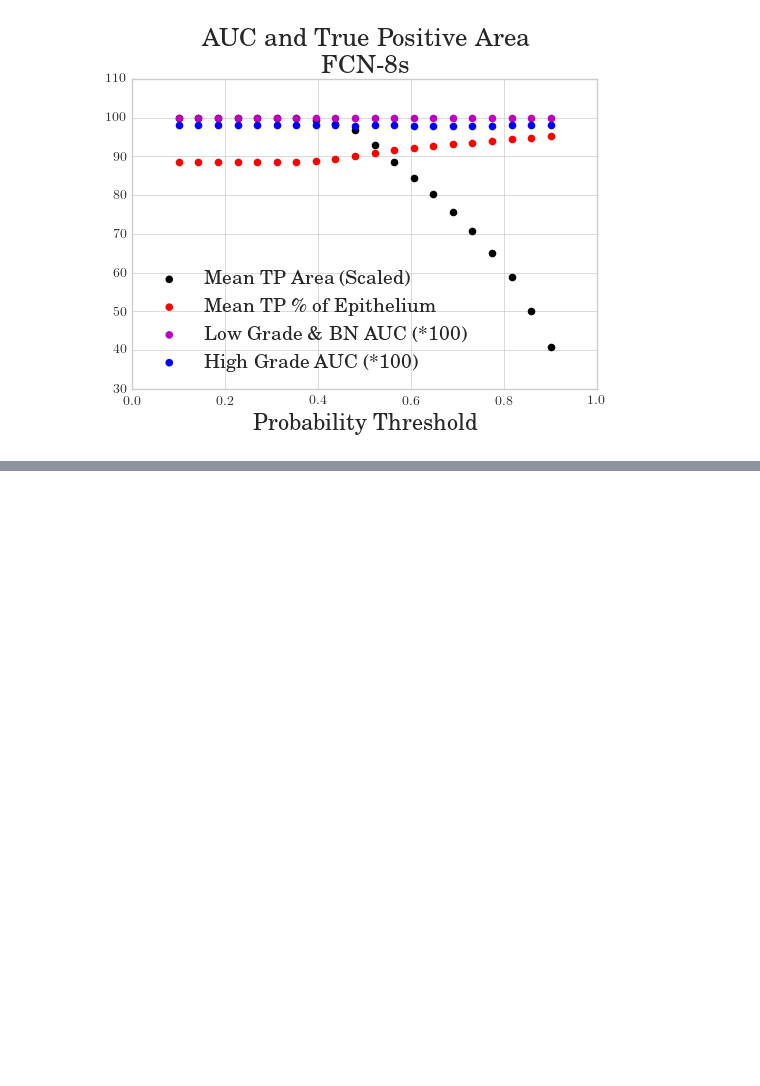
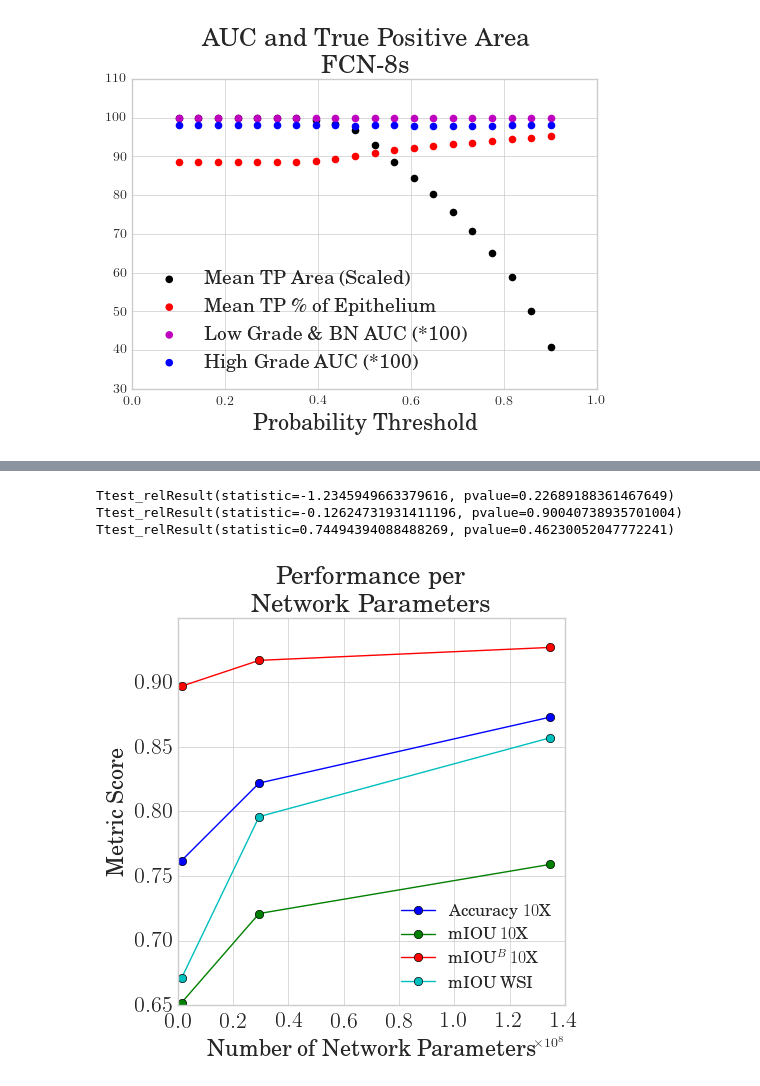
Before and after one commit to BioImageInformatics/histo_seg, a Jupyter notebook: notebooks/validate_wsi.ipynb, the cells around one changed output, grey strips where cells are left out. Saved outputs shown, nothing was run; the diff lists cells and outputs as text; code cells hidden in the pictures; blank space fills up the shorter version.

```diff
--- a/notebooks/validate_wsi.ipynb
+++ b/notebooks/validate_wsi.ipynb
@@ -548,0 +661,76 @@ fig.savefig('/Users/nathaning/Dropbox/_Papers/pca segmentation/Figs/wsi/epi_dens
+# %%
+from scipy.stats import ttest_rel
+
+print ttest_rel(area_lists[0], area_lists[1])
+print ttest_rel(area_lists[0], area_lists[2])
+print ttest_rel(area_lists[1], area_lists[2])
+# %% [output]
+Ttest_relResult(statistic=-1.2345949663379616, pvalue=0.22689188361467649)
+Ttest_relResult(statistic=-0.12624731931411196, pvalue=0.90040738935701004)
+Ttest_relResult(statistic=0.74494394088488269, pvalue=0.46230052047772241)
+# %%
+accs = [0.873, 0.822, 0.762]
+jacc = [0.759, 0.721, 0.652]
+jaccB = [0.927, 0.917, 0.897]
+wsi_miou = [0.857, 0.796, 0.671]
+
+params = [134477364,29429440,1415104]
+sgd_updates = [115000, 75000, 65000]
+train_ex = [115000*1, 75000*6, 65000*16]
+labels = ['FCN-8s', 'SegNet-Full', 'SegNet-Basic']
+
+fig, ax = plt.subplots(1,1,figsize=(5,5))
+
+ax.tick_params(axis='both', which='major', labelsize=16)
+ax.plot(params, accs, marker='o', label='Accuracy $10$X')
+ax.plot(params, jacc, marker='o', label='mIOU $10$X')
+ax.plot(params, jaccB, marker='o', label='mIOU$^B$ $10$X')
+ax.plot(params, wsi_miou, marker='o', label='mIOU WSI')
+
+# ax.tick_params(axis='both', which='major', labelsize=16)
+# ax.plot(params, accs, marker='x', label='Accuracy $10$X')
+# ax.plot(params, jacc, marker='x', label='mIOU $10$X')
+# ax.plot(params, jaccB, marker='x', label='mIOU$^B$ $10$X')
+
+
+ax.legend(loc=4)
+ax.set_title('Performance per \nNetwork Parameters', fontsize=18)
+ax.set_xlabel('Number of Network Parameters', fontsize=16)
+ax.set_ylabel('Metric Score', fontsize=16)
+
+fig.savefig('/Users/nathaning/Dropbox/_Papers/pca segmentation/Figs/tile_performance/tile_perf_per_param.pdf', bbox_inches='tight')
+
+
+
+# fig, ax = plt.subplots(1,1,figsize=(5,5))
+
+# ax.tick_params(axis='both', which='major', labelsize=16)
+# ax.ticklabel_format(style='sci', axis='x', scilimits=(0,0))
+# ax.plot(sgd_updates, accs, marker='o', label='Accuracy $10$X')
+# ax.plot(sgd_updates, jacc, marker='o', label='mIOU $10$X')
+# ax.plot(sgd_updates, jaccB, marker='o', label='mIOU$^B$ $10$X')
+
+# ax.legend(loc=4)
+# ax.set_title('Performance per \nSGD Updates', fontsize=18)
+# ax.set_xlabel('Number of SGD Updates', fontsize=16)
+# ax.set_ylabel('Metric Score', fontsize=16)
+
+# fig.savefig('/Users/nathaning/Dropbox/_Papers/pca segmentation/Figs/tile_performance/tile_perf_per_SGD.pdf', bbox_inches='tight')
+
+
+# fig, ax = plt.subplots(1,1,figsize=(5,5))
+
+# ax.tick_params(axis='both', which='major', labelsize=16)
+# ax.ticklabel_format(style='sci', axis='x', scilimits=(0,0))
+# ax.plot(train_ex, accs, marker='o', label='Accuracy $10$X')
+# ax.plot(train_ex, jacc, marker='o', label='mIOU $10$X')
+# ax.plot(train_ex, jaccB, marker='o', label='mIOU$^B$ $10$X')
+
+# ax.legend(loc=4)
+# ax.set_title('Performance per \nTrainig Examples', fontsize=18)
+# ax.set_xlabel('Number of Training Examples', fontsize=16)
+# ax.set_ylabel('Metric Score', fontsize=16)
+
+# fig.savefig('/Users/nathaning/Dropbox/_Papers/pca segmentation/Figs/tile_performance/tile_perf_per_examples.pdf', bbox_inches='tight')
+# %% [output]
+[figure, added]
```
Also changed, not shown: parts of 8 cells of this notebook, 1 other file.
